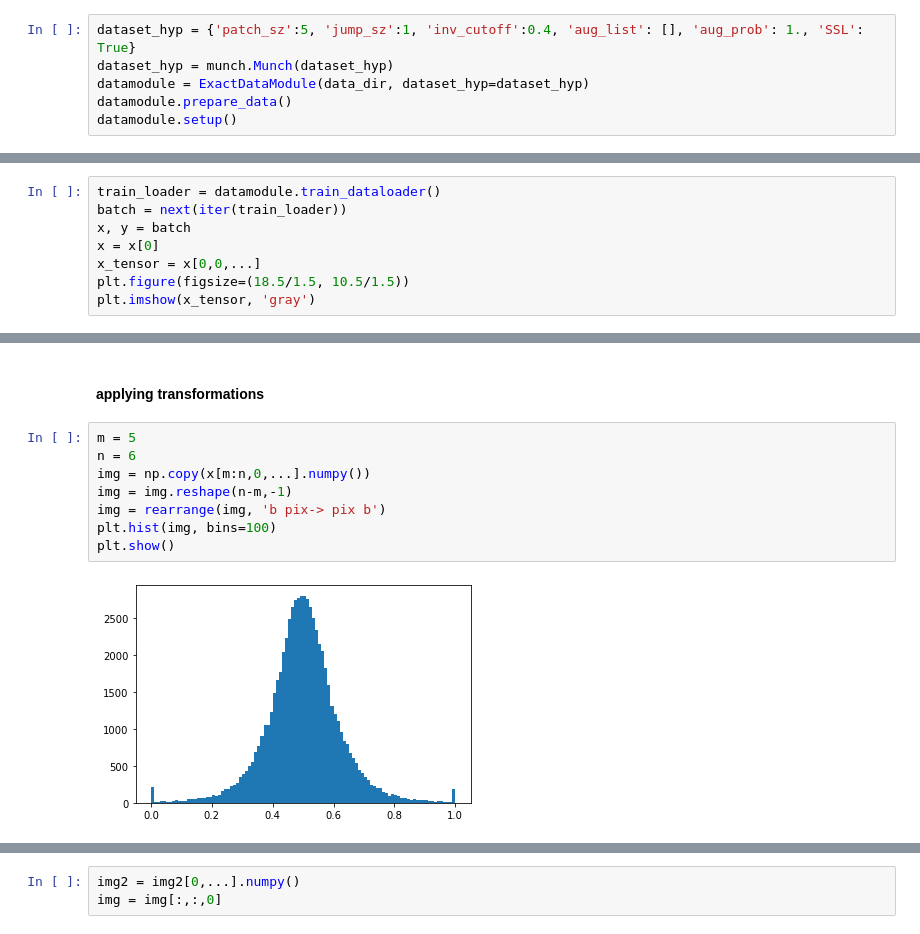
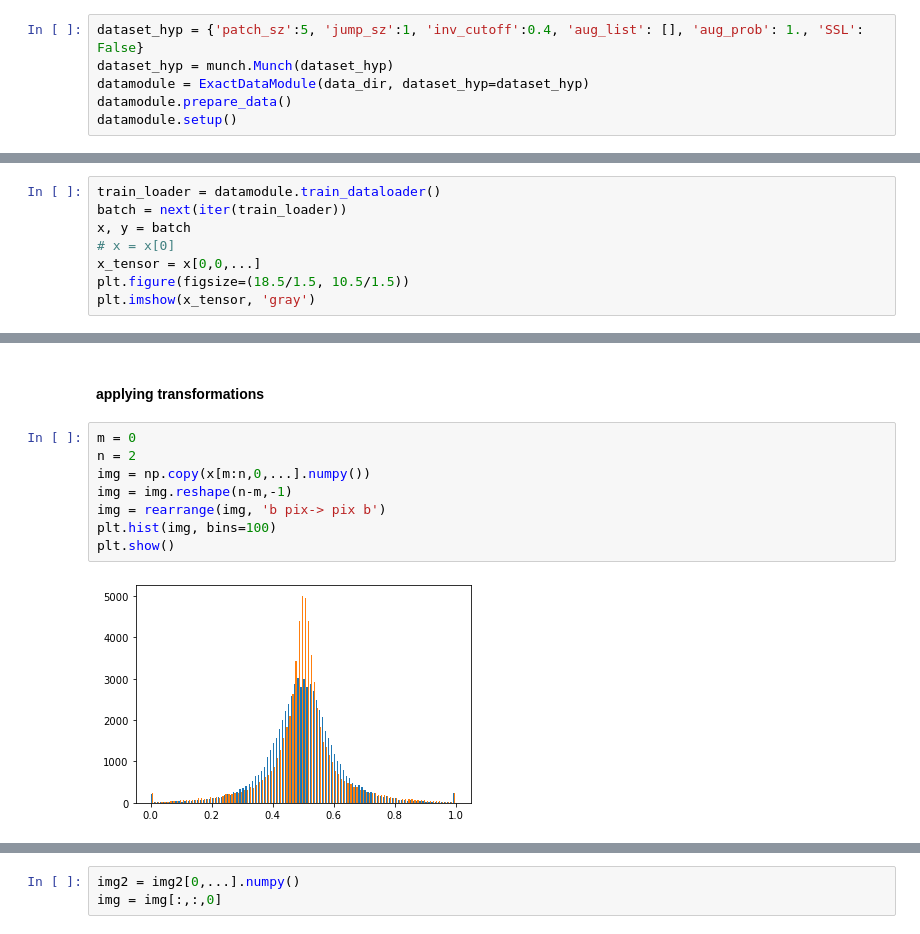
Before and after one commit to MahdiGilany/SSL_micro_ultrasound, a Jupyter notebook: notebooks/1.0-jqp-initial-datamodule-transfering.ipynb, the cells around one changed output, grey strips where cells are left out. Saved outputs shown, nothing was run; the diff lists cells and outputs as text.

```diff
--- a/notebooks/1.0-jqp-initial-datamodule-transfering.ipynb
+++ b/notebooks/1.0-jqp-initial-datamodule-transfering.ipynb
@@ -260,7 +260,7 @@ if __name__=='__main__':
 # %% [markdown]
 ## testing datamodule with hydra (hydra removed)
 # %%
-dataset_hyp = {'patch_sz':5, 'jump_sz':1, 'inv_cutoff':0.4, 'aug_list': [], 'aug_prob': 1., 'SSL': True}
+dataset_hyp = {'patch_sz':5, 'jump_sz':1, 'inv_cutoff':0.4, 'aug_list': [], 'aug_prob': 1., 'SSL': False}
 dataset_hyp = munch.Munch(dataset_hyp)
 datamodule = ExactDataModule(data_dir, dataset_hyp=dataset_hyp)
 datamodule.prepare_data()
@@ -283,7 +284,7 @@ plt.imshow(X[0][0], 'gray', norm=NoNorm())
 train_loader = datamodule.train_dataloader()
 batch = next(iter(train_loader))
 x, y = batch
-x = x[0]
+# x = x[0]
 x_tensor = x[0,0,...]
 plt.figure(figsize=(18.5/1.5, 10.5/1.5))
 plt.imshow(x_tensor, 'gray')
@@ -293,15 +294,15 @@ plt.imshow(x_tensor, 'gray')
 # %% [markdown]
 #### applying transformations
 # %%
-m = 5
-n = 6
+m = 0
+n = 2
 img = np.copy(x[m:n,0,...].numpy())
 img = img.reshape(n-m,-1)
 img = rearrange(img, 'b pix-> pix b')
 plt.hist(img, bins=100)
 plt.show()
 # %% [output]
-[figure, old version]
+[figure, new version]
 # %%
 img = x[2,...].numpy()
 # img = (img - np.mean(img, ))/np.std(img, )
```
Also changed, not shown: parts of 12 cells of this notebook, 2 other files.
